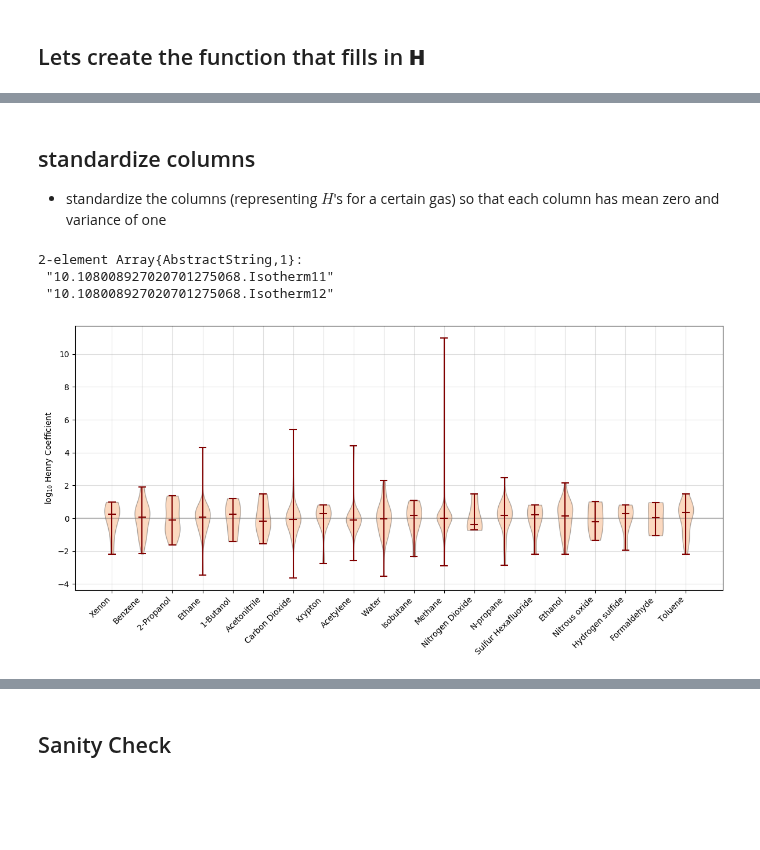
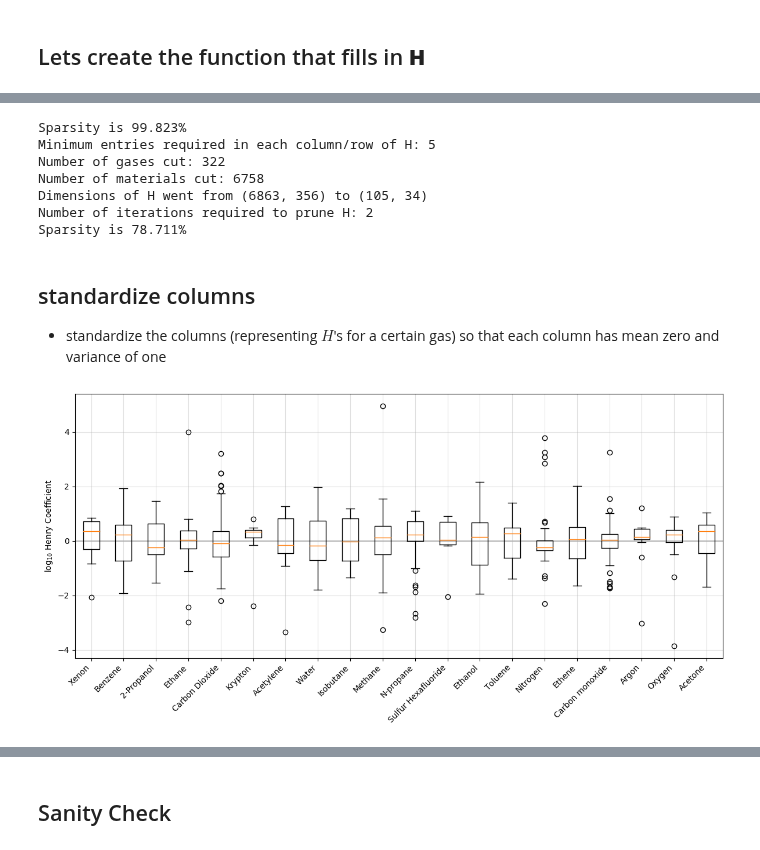
Before and after one commit to SimonEnsemble/material_recommendation_system, a Jupyter notebook: CreateMatrix.ipynb, the cells around one changed output, grey strips where cells are left out. Saved outputs shown, nothing was run; the diff lists cells and outputs as text; code cells hidden in the pictures; blank space fills up the shorter version.

```diff
--- a/CreateMatrix.ipynb
+++ b/CreateMatrix.ipynb
@@ -505,11 +495,11 @@ end
 # %% [output]
 _fit_henry_to_isotherm (generic function with 2 methods)
 # %%
-function _fit_henry_to_isotherm(isotherms::Array{Dict{String, Any}, 1}, MSE_threshold::Float64=0.05)
+function _fit_henry_to_isotherm(isotherms::Array{Dict{String, Any}, 1}, MSE_threshold::Float64=0.05; verbose::Bool=false)
     Hs = Array{Union{Float64, Missing}, 1}(undef, length(isotherms))
     MSEs = Array{Union{Float64, Missing}, 1}(undef, length(isotherms))
     for (i, isotherm) in enumerate(isotherms)
-        H, MSE = _fit_henry_to_isotherm(isotherm)
+        H, MSE = _fit_henry_to_isotherm(isotherm; verbose=verbose)
         Hs[i] = H
         MSEs[i] = MSE
     end
@@ -591,7 +589,7 @@ plt.show()
 # %% [markdown]
 ### We'll also need a function to get rid of columns and/or rows that contain too few values
 # %%
-function prune(H::Array{Union{Float64, Missing}, 2}, min_entries::Int=3)
+function prune(H::Array{Union{Float64, Missing}, 2}, min_entries::Int=5)
     nm, ng = size(H)
     keep_col = trues(ng)
     keep_row = trues(nm)
@@ -881,3 +855,19 @@ Sparsity after pruning: 90.45%
+# %%
+check_sparsity(H)
+keep_row, keep_col = prune(H)
+H = H[keep_row, keep_col]
+MSE = MSE[keep_row, keep_col]
+master_list_of_gases = master_list_of_gases[keep_col]
+master_list_of_materials = master_list_of_materials[keep_row]
+check_sparsity(H);
+# %% [output]
+Sparsity is 99.823%
+Minimum entries required in each column/row of H: 5
+Number of gases cut: 322
+Number of materials cut: 6758
+Dimensions of H went from (6863, 356) to (105, 34)
+Number of iterations required to prune H: 2
+Sparsity is 78.711%
 # %% [markdown]
 ## standardize columns
 * standardize the columns (representing $H$'s for a certain gas) so that each column has mean zero and variance of one
@@ -894,53 +884,48 @@ end
 #  Cory's justification: gases exhibit tons of variance in the means
 # %%
 @save joinpath("data", "logH_matrix_materials_and_gases.jld2") H master_list_of_materials master_list_of_gases MSE
-# %%
-sanity_isotherms = isotherm_dictionary["Hydrogen cyanide"]["Silicalite MFI"]
-# %% [output]
-2-element Array{AbstractString,1}:
- "10.108008927020701275068.Isotherm11"
- "10.108008927020701275068.Isotherm12"
 # %%
 function h_dist_for_gas(gases::Array{<:Union{AbstractString, Int}, 1})
     gas_Hs = Array{Array{Float64, 1}, 1}()
     gases = convert(Array{Union{AbstractString, Int}, 1}, gases)
     for i in 1:length(gases)
         if typeof(gases[i]) <: AbstractString
             @assert gases[i] in master_list_of_gases
             gases[i] = findfirst(gases[i] .== master_list_of_gases)
         end
         push!(gas_Hs, collect(skipmissing(H[:, gases[i]])))
     end
     fig, ax = plt.subplots(figsize=(12,6))
-    violin_parts = ax.violinplot(gas_Hs, showmedians=true)
+    #violin_parts = ax.violinplot(gas_Hs, showmedians=true)
+    ax.boxplot(gas_Hs)
     # Make color of violins orange
-    for piece in violin_parts["bodies"]
-        piece.set_facecolor("#f58231")
-        piece.set_edgecolor("k")
-    end
-    # Make the max, min, median bars maroon
-    for partname in ["cbars", "cmins", "cmaxes", "cmedians"]
-        piece = violin_parts[partname]
-        piece.set_edgecolor("#800000")
-    end
+    #for piece in violin_parts["bodies"]
+    #    piece.set_facecolor("#f58231")
+    #    piece.set_edgecolor("k")
+    #end
+    ## Make the max, min, median bars maroon
+    #for partname in ["cbars", "cmins", "cmaxes", "cmedians"]
+    #    piece = violin_parts[partname]
+    #    piece.set_edgecolor("#800000")
+    #end
     xlim = ax.get_xlim()
     ax.plot(xlim, [0, 0], c="#a9a9a9", alpha=0.8, zorder=.8)
     ax.set_xlim(xlim)
     ax.set_xticks(1:length(gases))
     ax.set_xticklabels([master_list_of_gases[i] for i in gases], rotation=45, ha="right")
     #ax.set_xlabel(master_list_of_gases[gases])
     ax.set_ylabel(L"log$_{10}$ Henry Coefficient")
     #ax.set_title("MSE Distribution for " * master_list_of_gases[gases])
     plt.tight_layout()
     plt.grid("on", alpha=0.4)
     plt.show()
     return gas_Hs
 end
 
 #h_dist_for_gas(["Water", "Carbon Dioxide"])
 h_dist_for_gas(master_list_of_gases[1:20]);
 # %% [output]
-[figure, old version]
+[figure, new version]
 # %%
 function h_dist_for_mof(mofs::Array{<:Union{AbstractString, Int}, 1})
     mof_Hs = Array{Array{Float64, 1}, 1}()
```
Also changed, not shown: parts of 18 cells of this notebook, 1 other file.
